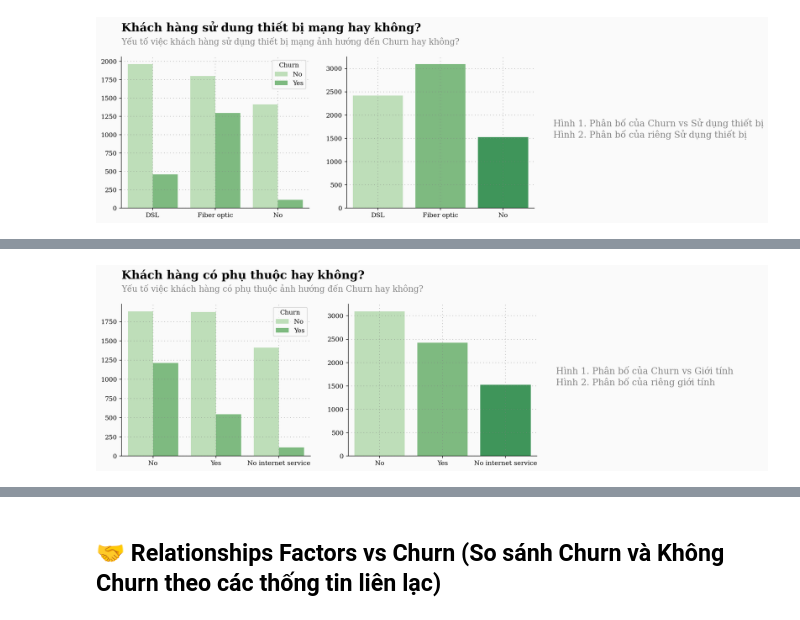
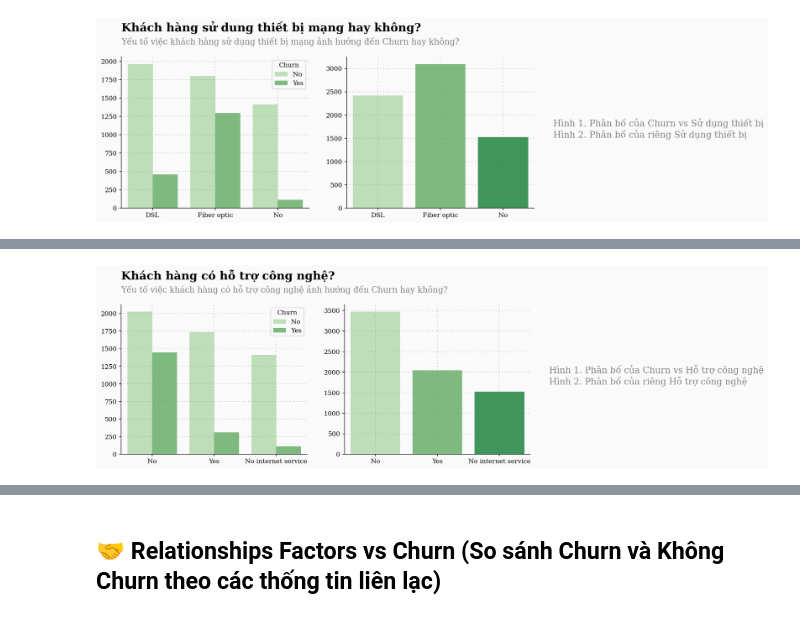
Before and after one commit to TienNguyen0712/customer-churn-data-mining, a Jupyter notebook: notebooks/02_eda.ipynb, the cells around one changed output, grey strips where cells are left out. Saved outputs shown, nothing was run; the diff lists cells and outputs as text; code cells hidden in the pictures.

```diff
--- a/notebooks/02_eda.ipynb
+++ b/notebooks/02_eda.ipynb
@@ -534,37 +602,37 @@ for s in ["right", "top"]:
     ax1.spines[s].set_visible(False)
 
 
 
-sns.countplot(ax=ax1, x=telco_socials['DeviceProtection'], palette=palette)
-sns.countplot(ax=ax0, x=telco_socials['DeviceProtection'], hue=telco['Churn'], palette=palette)
+sns.countplot(ax=ax1, x=telco_socials['TechSupport'], palette=palette)
+sns.countplot(ax=ax0, x=telco_socials['TechSupport'], hue=telco['Churn'], palette=palette)
 
 
 
 Xstart, Xend = ax0.get_xlim()
 Ystart, Yend = ax0.get_ylim()
 
 ax0.set_ylim([0,Yend])
-ax0.text(Xstart,Yend+(Yend*0.15), "Khách hàng có phụ thuộc hay không?", fontsize=18, ha="left", va="bottom", weight="bold")
-ax0.text(Xstart,Yend+(Yend*0.13), "Yếu tố việc khách hàng có phụ thuộc ảnh hướng đến Churn hay không?", color="gray",
+ax0.text(Xstart,Yend+(Yend*0.15), "Khách hàng có hỗ trợ công nghệ?", fontsize=18, ha="left", va="bottom", weight="bold")
+ax0.text(Xstart,Yend+(Yend*0.13), "Yếu tố việc khách hàng có hỗ trợ công nghệ ảnh hướng đến Churn hay không?", color="gray",
 fontsize=13, ha="left", va="top")
 
 ax0.set_xlabel("")
 ax0.set_ylabel("")
 ax1.set_xlabel("")
 ax1.set_ylabel("")
 
 ax0.grid(which='major', axis='x', zorder=0, color='gray', linestyle=':', dashes=(1,5))
 ax0.grid(color='gray', linestyle=':', axis='y', zorder=0,  dashes=(1,5))
 ax1.grid(which='major', axis='x', zorder=0, color='gray', linestyle=':', dashes=(1,5))
 ax1.grid(color='gray', linestyle=':', axis='y', zorder=0,  dashes=(1,5))
 
 
 ax2.axis('off')  # Ẩn trục
 ax2.text(-0.1, 0.4,
-             "Hình 1. Phân bố của Churn vs Giới tính\n"
-             "Hình 2. Phân bố của riêng giới tính\n",
+             "Hình 1. Phân bố của Churn vs Hỗ trợ công nghệ\n"
+             "Hình 2. Phân bố của riêng Hỗ trợ công nghệ\n",
              fontsize=14,  color="gray")
 
 plt.show()
 # %% [output]
-[figure, old version]
+[figure, new version]
```
Also changed, not shown: parts of 10 cells of this notebook.
